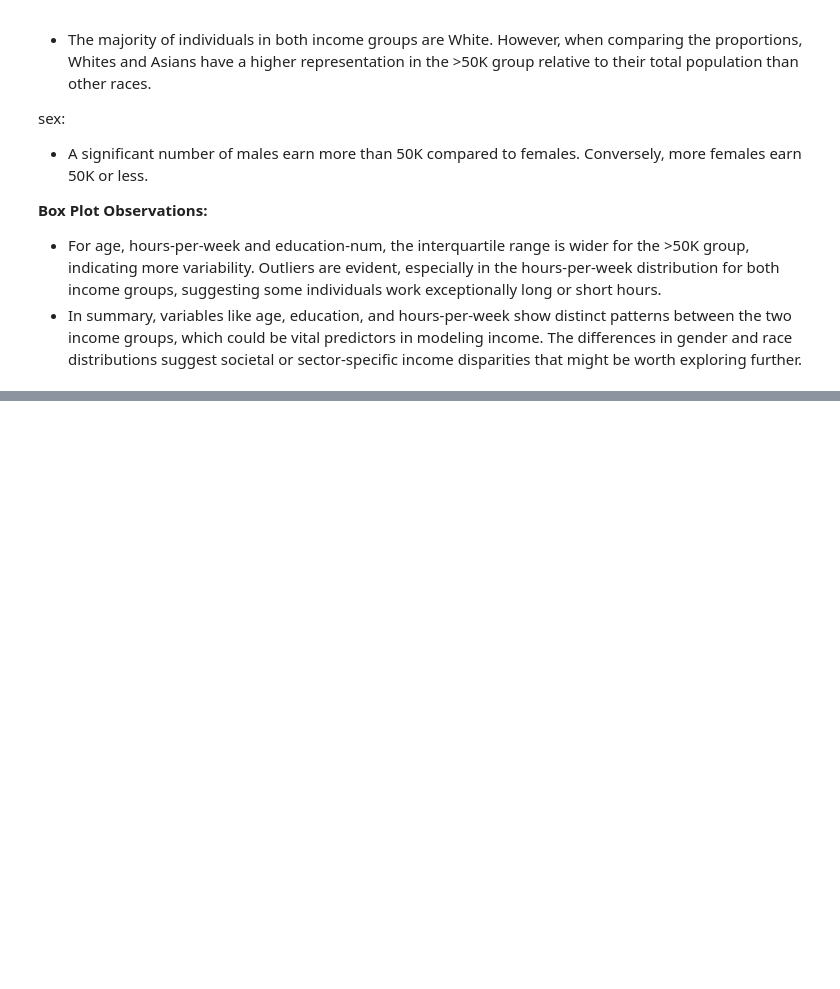
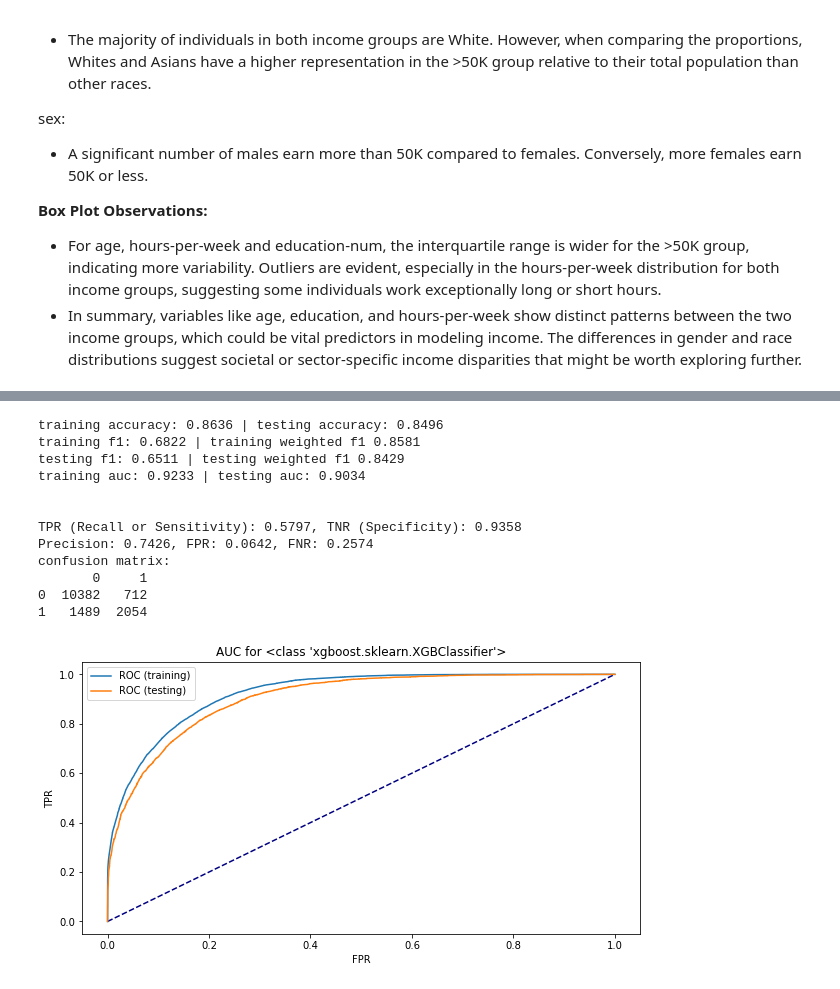
Before and after one commit to legendarycy/IS3221_Grp_2, a Jupyter notebook: IS3221 Project Codes.ipynb, the cells around one changed output, grey strips where cells are left out. Saved outputs shown, nothing was run; the diff lists cells and outputs as text; code cells hidden in the pictures; blank space fills up the shorter version.

```diff
--- a/IS3221 Project Codes.ipynb
+++ b/IS3221 Project Codes.ipynb
@@ -674,0 +854,17 @@ sex:
+# %%
+model = XGBClassifier().fit(X_train, y_train)
+evaluate_model(model)
+# %% [output]
+training accuracy: 0.8636 | testing accuracy: 0.8496
+training f1: 0.6822 | training weighted f1 0.8581
+testing f1: 0.6511 | testing weighted f1 0.8429
+training auc: 0.9233 | testing auc: 0.9034
+
+
+TPR (Recall or Sensitivity): 0.5797, TNR (Specificity): 0.9358
+Precision: 0.7426, FPR: 0.0642, FNR: 0.2574
+confusion matrix:
+       0     1
+0  10382   712
+1   1489  2054
+[figure, added]
```
Also changed, not shown: parts of 17 cells of this notebook, 1 other file.
